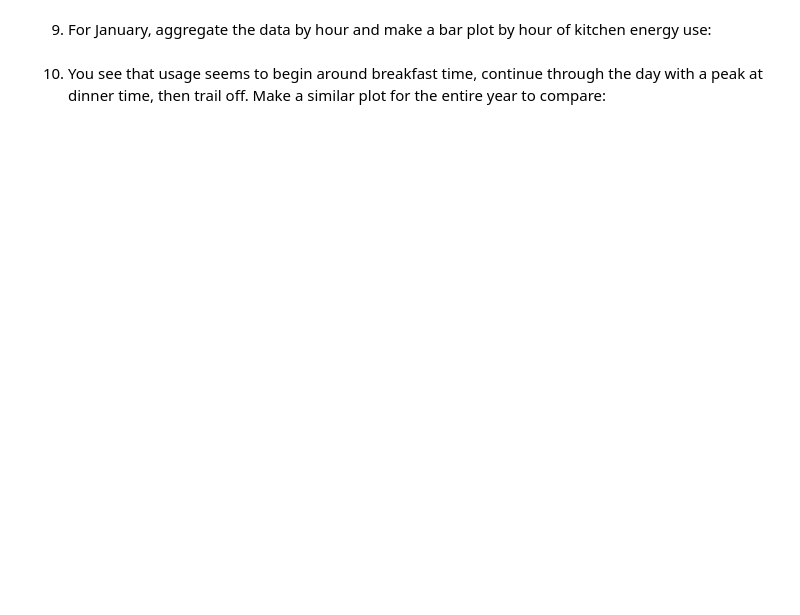
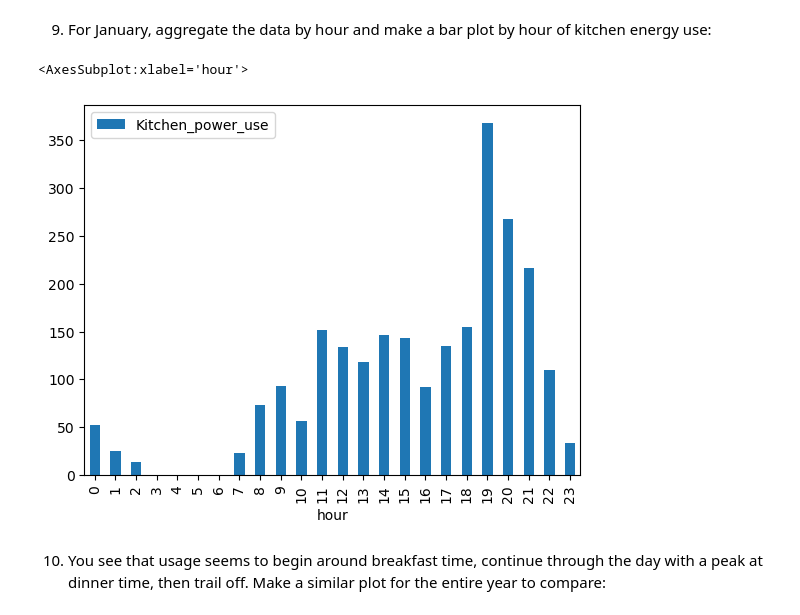
Before and after one commit to mlhudson1/CIDM4310-70_Pandas, a Jupyter notebook: Chapter12_Activity_12.01.ipynb, the cells around one changed output. Cells and saved outputs as stored; diff of their text form; code cells hidden in the pictures; blank space fills up the shorter version.

```diff
--- a/Chapter12_Activity_12.01.ipynb
+++ b/Chapter12_Activity_12.01.ipynb
@@ -20,2 +91,7 @@ import numpy as np
 # %% [markdown]
 7. Create an hour and date column using methods on the timestamp column to represent the hour of the day and the date in a standard format:
+# %%
+kitchen=df[['Date','Time','Sub_metering_1']]
+kitchen = kitchen.loc[kitchen['Date'].str.contains('2009'),:]
+kitchen.columns=['Date','Time','Kitchen_power_use']
+kitchen.head()
@@ -21,0 +105,4 @@ import numpy as np
+# %%
+kitchen.loc[:, 'timestamp'] = pd.to_datetime(kitchen.loc[:,'Date']+' '+kitchen.loc[:,'Time'],dayfirst=True)
+kitchen.sort_values('timestamp', inplace=True);
+kitchen.head()
@@ -21,0 +116,4 @@ import numpy as np
+# %%
+kitchen['hour']=kitchen['timestamp'].dt.hour
+kitchen['date']=kitchen['timestamp'].dt.date
+kitchen
@@ -22,2 +134,6 @@ import numpy as np
 # %% [markdown]
 8. Group the data by date and hour aggregating Kitchen_power_use:
+# %%
+kitchen = (kitchen[['date','hour','Kitchen_power_use']].groupby(['date', 'hour']).sum())
+kitchen.reset_index(inplace=True)
+kitchen.iloc[20:28, :]
@@ -24,4 +150,9 @@ import numpy as np
 # %% [markdown]
 9. For January, aggregate the data by hour and make a bar plot by hour of kitchen energy use:
+# %%
+(kitchen.loc[((kitchen['date']>= pd.to_datetime('2009-01-01'))&(kitchen['date']<pd.to_datetime('2009-02-01'))),['hour','Kitchen_power_use']].groupby('hour').mean().plot(kind='bar'))
+# %% [output]
+<AxesSubplot:xlabel='hour'>
+[figure, added]
 # %% [markdown]
 10. You see that usage seems to begin around breakfast time, continue through the day with a peak at dinner time, then trail off. Make a similar plot for the entire year to compare:
```
Also changed, not shown: parts of 13 cells of this notebook.
